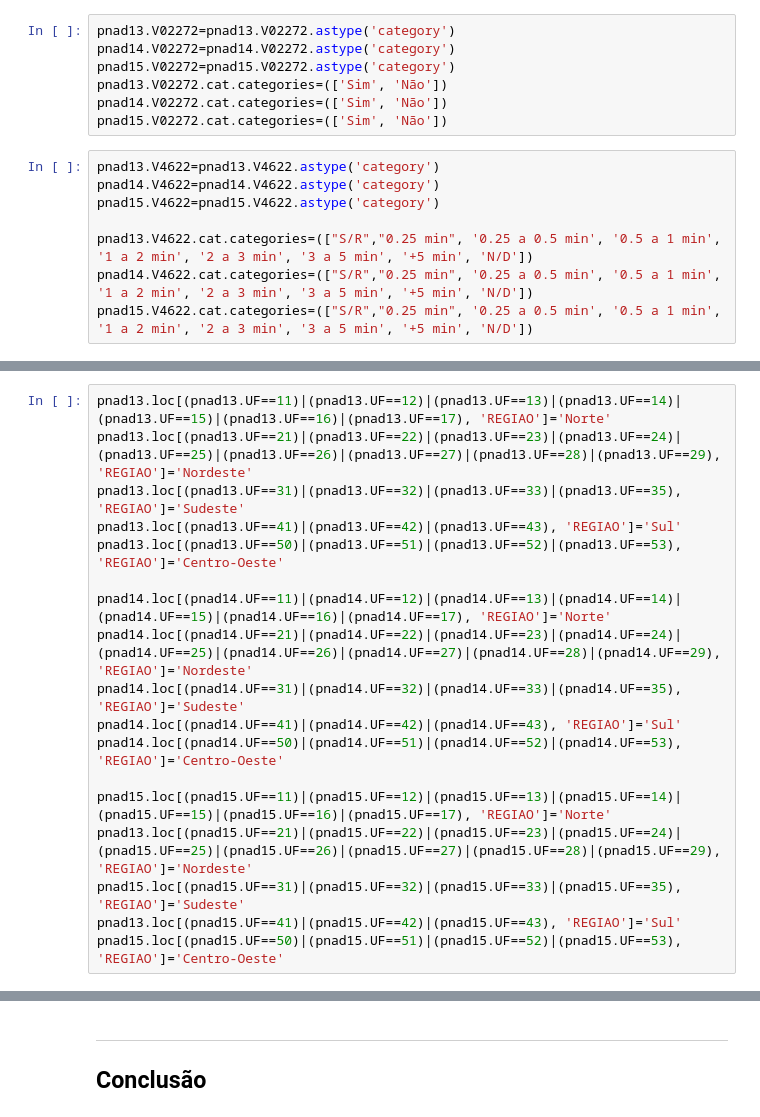
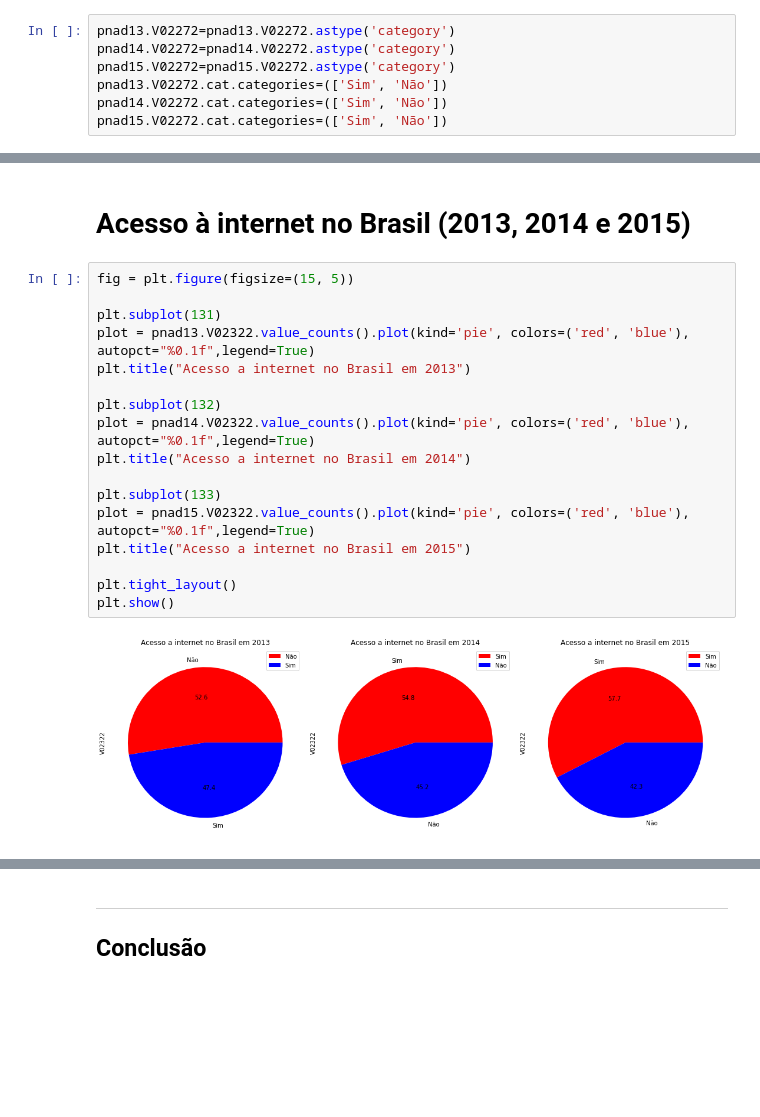
Before and after one commit to pilnikthomas/Ciencia_dos_Dados, a Jupyter notebook: Projeto1_ThomasPilnik.ipynb, the cells around one changed output, grey strips where cells are left out. Cells and saved outputs as stored; diff of their text form; blank space fills up the shorter version.

```diff
--- a/Projeto1_ThomasPilnik.ipynb
+++ b/Projeto1_ThomasPilnik.ipynb
@@ -85,11 +85,3 @@ pnad15.V02272=pnad15.V02272.astype('category')
 pnad13.V02272.cat.categories=(['Sim', 'Não'])
 pnad14.V02272.cat.categories=(['Sim', 'Não'])
 pnad15.V02272.cat.categories=(['Sim', 'Não'])
-# %%
-pnad13.V4622=pnad13.V4622.astype('category')
-pnad14.V4622=pnad14.V4622.astype('category')
-pnad15.V4622=pnad15.V4622.astype('category')
-
-pnad13.V4622.cat.categories=(["S/R","0.25 min", '0.25 a 0.5 min', '0.5 a 1 min', '1 a 2 min', '2 a 3 min', '3 a 5 min', '+5 min', 'N/D'])
-pnad14.V4622.cat.categories=(["S/R","0.25 min", '0.25 a 0.5 min', '0.5 a 1 min', '1 a 2 min', '2 a 3 min', '3 a 5 min', '+5 min', 'N/D'])
-pnad15.V4622.cat.categories=(["S/R","0.25 min", '0.25 a 0.5 min', '0.5 a 1 min', '1 a 2 min', '2 a 3 min', '3 a 5 min', '+5 min', 'N/D'])
@@ -139,18 +87,0 @@ pnad15_dataframe.head()
-# %%
-pnad13.loc[(pnad13.UF==11)|(pnad13.UF==12)|(pnad13.UF==13)|(pnad13.UF==14)|(pnad13.UF==15)|(pnad13.UF==16)|(pnad13.UF==17), 'REGIAO']='Norte'
-pnad13.loc[(pnad13.UF==21)|(pnad13.UF==22)|(pnad13.UF==23)|(pnad13.UF==24)|(pnad13.UF==25)|(pnad13.UF==26)|(pnad13.UF==27)|(pnad13.UF==28)|(pnad13.UF==29), 'REGIAO']='Nordeste'
-pnad13.loc[(pnad13.UF==31)|(pnad13.UF==32)|(pnad13.UF==33)|(pnad13.UF==35), 'REGIAO']='Sudeste'
-pnad13.loc[(pnad13.UF==41)|(pnad13.UF==42)|(pnad13.UF==43), 'REGIAO']='Sul'
-pnad13.loc[(pnad13.UF==50)|(pnad13.UF==51)|(pnad13.UF==52)|(pnad13.UF==53), 'REGIAO']='Centro-Oeste'
-
-pnad14.loc[(pnad14.UF==11)|(pnad14.UF==12)|(pnad14.UF==13)|(pnad14.UF==14)|(pnad14.UF==15)|(pnad14.UF==16)|(pnad14.UF==17), 'REGIAO']='Norte'
-pnad14.loc[(pnad14.UF==21)|(pnad14.UF==22)|(pnad14.UF==23)|(pnad14.UF==24)|(pnad14.UF==25)|(pnad14.UF==26)|(pnad14.UF==27)|(pnad14.UF==28)|(pnad14.UF==29), 'REGIAO']='Nordeste'
-pnad14.loc[(pnad14.UF==31)|(pnad14.UF==32)|(pnad14.UF==33)|(pnad14.UF==35), 'REGIAO']='Sudeste'
-pnad14.loc[(pnad14.UF==41)|(pnad14.UF==42)|(pnad14.UF==43), 'REGIAO']='Sul'
-pnad14.loc[(pnad14.UF==50)|(pnad14.UF==51)|(pnad14.UF==52)|(pnad14.UF==53), 'REGIAO']='Centro-Oeste'
-
-pnad15.loc[(pnad15.UF==11)|(pnad15.UF==12)|(pnad15.UF==13)|(pnad15.UF==14)|(pnad15.UF==15)|(pnad15.UF==16)|(pnad15.UF==17), 'REGIAO']='Norte'
-pnad13.loc[(pnad15.UF==21)|(pnad15.UF==22)|(pnad15.UF==23)|(pnad15.UF==24)|(pnad15.UF==25)|(pnad15.UF==26)|(pnad15.UF==27)|(pnad15.UF==28)|(pnad15.UF==29), 'REGIAO']='Nordeste'
-pnad15.loc[(pnad15.UF==31)|(pnad15.UF==32)|(pnad15.UF==33)|(pnad15.UF==35), 'REGIAO']='Sudeste'
-pnad13.loc[(pnad15.UF==41)|(pnad15.UF==42)|(pnad15.UF==43), 'REGIAO']='Sul'
-pnad15.loc[(pnad15.UF==50)|(pnad15.UF==51)|(pnad15.UF==52)|(pnad15.UF==53), 'REGIAO']='Centro-Oeste'
@@ -211,0 +118,21 @@ ctplot = ct.iloc[0:5].plot(kind='bar')
+# %% [markdown]
+# Acesso à internet no Brasil (2013, 2014 e 2015)
+# %%
+fig = plt.figure(figsize=(15, 5))
+
+plt.subplot(131)
+plot = pnad13.V02322.value_counts().plot(kind='pie', colors=('red', 'blue'), autopct="%0.1f",legend=True)
+plt.title("Acesso a internet no Brasil em 2013")
+
+plt.subplot(132)
+plot = pnad14.V02322.value_counts().plot(kind='pie', colors=('red', 'blue'), autopct="%0.1f",legend=True)
+plt.title("Acesso a internet no Brasil em 2014")
+
+plt.subplot(133)
+plot = pnad15.V02322.value_counts().plot(kind='pie', colors=('red', 'blue'), autopct="%0.1f",legend=True)
+plt.title("Acesso a internet no Brasil em 2015")
+
+plt.tight_layout()
+plt.show()
+# %% [output]
+[figure, added]
```
Also changed, not shown: parts of 48 cells of this notebook.
